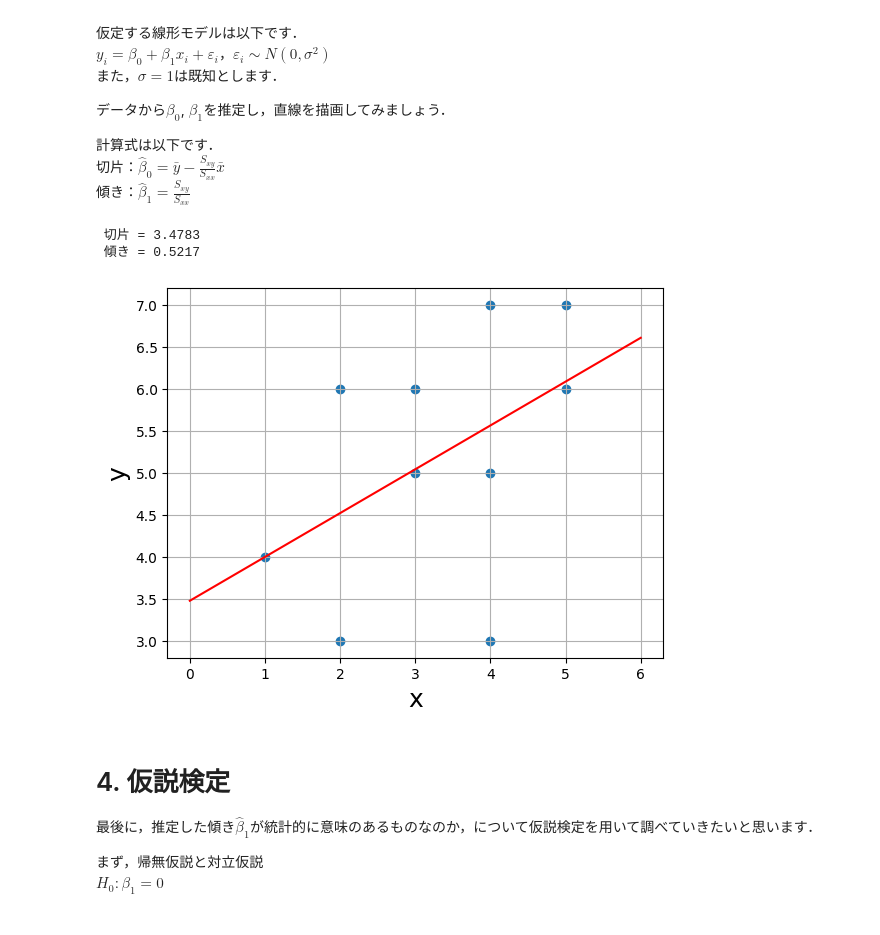
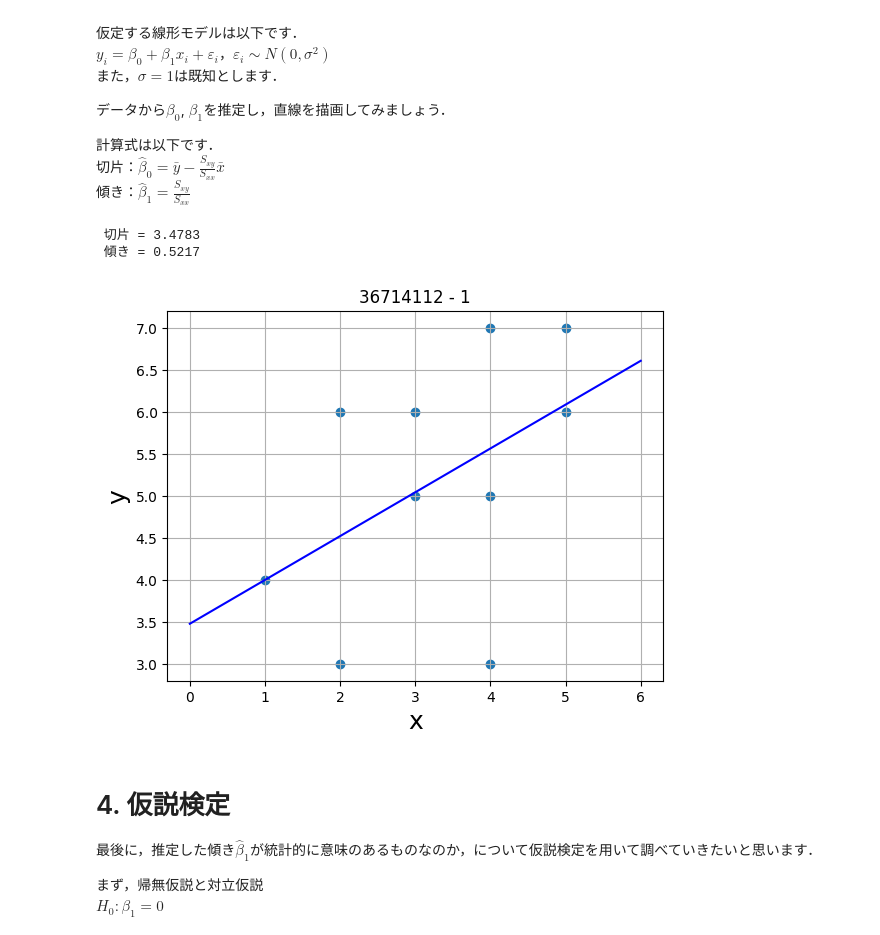
Before and after one commit to shotaro27/introDS, a Jupyter notebook: IntroDS_01_linear_regression.ipynb, the cells around one changed output. Cells and saved outputs as stored; diff of their text form; code cells hidden in the pictures.

```diff
--- a/IntroDS_01_linear_regression.ipynb
+++ b/IntroDS_01_linear_regression.ipynb
@@ -74,27 +74,28 @@ $y_i = \beta_0 + \beta_1 x_i + \varepsilon_i$，$\varepsilon_i \sim N(0, \sigma^
 # %%
 #@title 線形回帰と描画
 %matplotlib inline
 
 beta1 = cov_xy / var_x
 beta0 = mean_y - beta1 * mean_x
 
 print(" 切片 = %.4f " % beta0)
 print(" 傾き = %.4f " % beta1)
 
 plt.scatter(x, y)
 plt.xlabel('x', fontsize=18)
 plt.ylabel('y', fontsize=18)
+plt.title('36714112 - 1')
 plt.grid(True)
 
 #直線の描画
 x_lim = np.array([np.min(x)-1, np.max(x)+1])
 y_lim = beta0 + beta1*x_lim
-plt.plot(x_lim,y_lim, "red")
+plt.plot(x_lim,y_lim, "blue")
 plt.show()
 # %% [output]
  切片 = 3.4783
  傾き = 0.5217
-[figure, old version]
+[figure, new version]
 # %% [markdown]
 # 4. 仮説検定
 最後に，推定した傾き$\hat{\beta}_1$が統計的に意味のあるものなのか，について仮説検定を用いて調べていきたいと思います．
```
Also changed, not shown: parts of 2 cells of this notebook.
